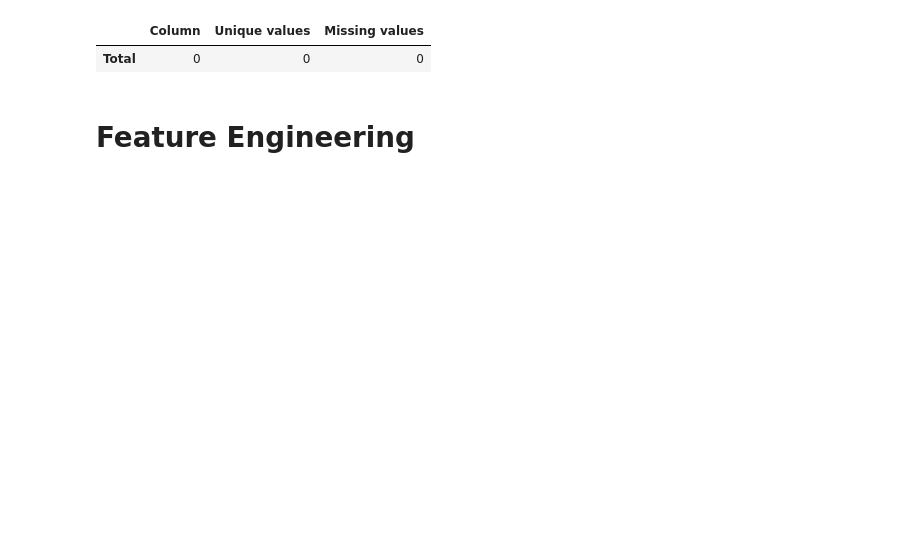
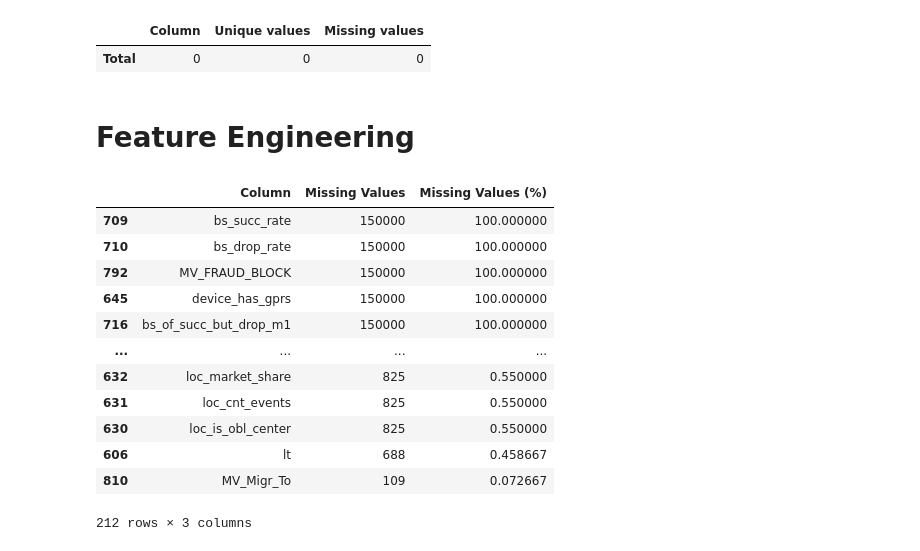
Before and after one commit to volry/subscriber-churn, a Jupyter notebook: BDL-final.ipynb, the cells around one changed output. Saved outputs shown, nothing was run; the diff lists cells and outputs as text; code cells hidden in the pictures; blank space fills up the shorter version.

Commit message:
add missing count func

```diff
--- a/BDL-final.ipynb
+++ b/BDL-final.ipynb
@@ -40,3 +40,20 @@ cat_info
 | Total | 0 | 0 | 0 |
 # %% [markdown]
 # Feature Engineering
+# %%
+ms = my_func.count_missing_values(df_fe)
+ms
+# %% [output]
+|  | Column | Missing Values | Missing Values (%) |
+| 709 | bs_succ_rate | 150000 | 100.000000 |
+| 710 | bs_drop_rate | 150000 | 100.000000 |
+| 792 | MV_FRAUD_BLOCK | 150000 | 100.000000 |
+| 645 | device_has_gprs | 150000 | 100.000000 |
+| 716 | bs_of_succ_but_drop_m1 | 150000 | 100.000000 |
+| ... | ... | ... | ... |
+| 632 | loc_market_share | 825 | 0.550000 |
+| 631 | loc_cnt_events | 825 | 0.550000 |
+| 630 | loc_is_obl_center | 825 | 0.550000 |
+| 606 | lt | 688 | 0.458667 |
+| 810 | MV_Migr_To | 109 | 0.072667 |
+212 rows × 3 columns
```
Also changed, not shown: 1 other file.
